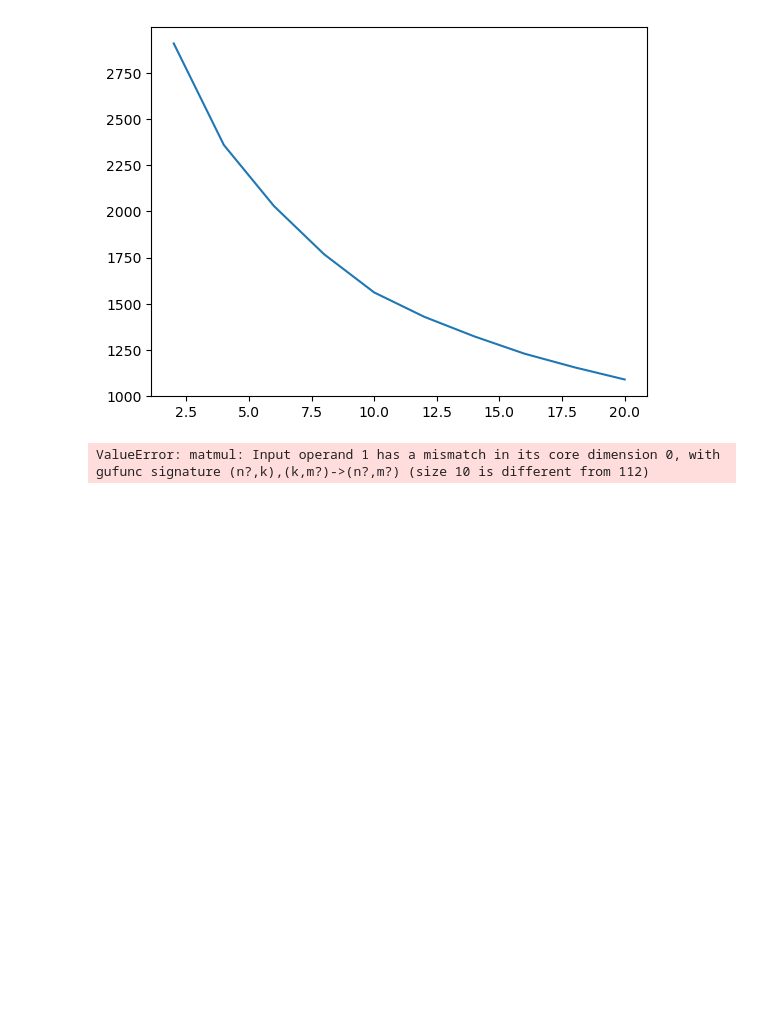
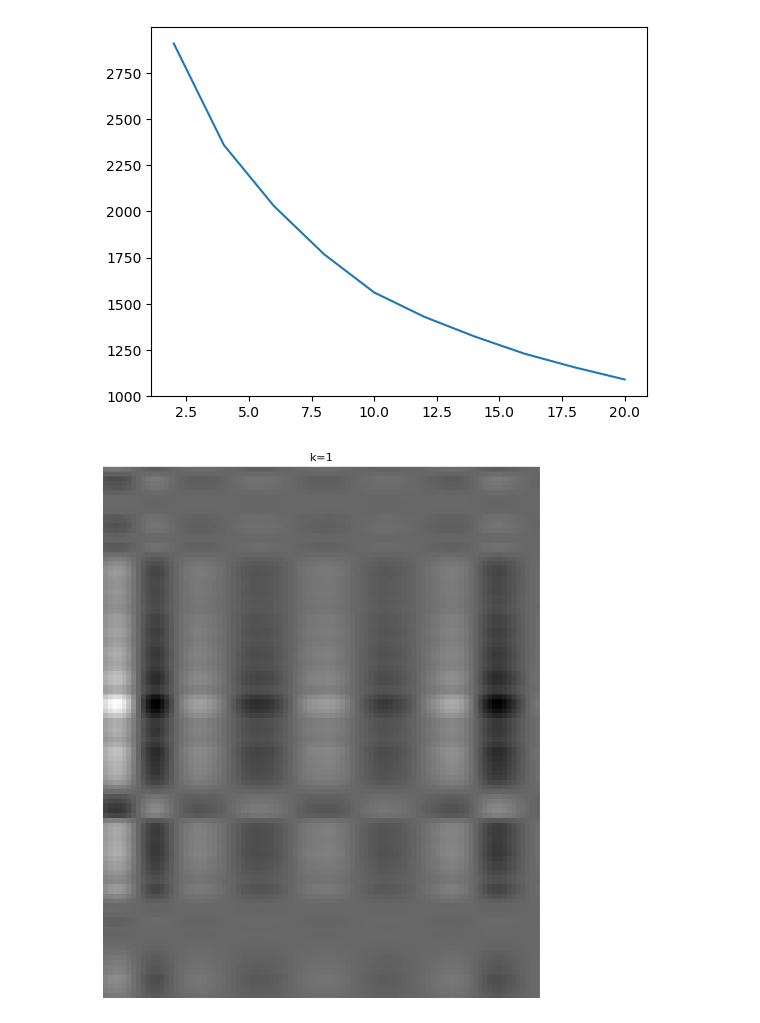
Before and after one commit to RichardF123/2D-PCA-and-GLRAM, a Jupyter notebook: 2DPCA core coding.ipynb, the cells around one changed output. Saved outputs shown, nothing was run; the diff lists cells and outputs as text; code cells hidden in the pictures; blank space fills up the shorter version.

```diff
--- a/2DPCA core coding.ipynb
+++ b/2DPCA core coding.ipynb
@@ -136,23 +136,18 @@ m1 = PCA2D(matrix1, 10)
 path = 'D:\download\GLRAM 复现材料\ORL_M\s1_1.npy'
 A = np.load(path)
 Y = np.dot(A,m1)
-# %%
-for i in (2,12,2):
-    image = Y[:,i]@m1.T
-    plt.imshow(image, cmap=plt.cm.gray, interpolation='nearest')
-    plt.show()
-# %% [output]
-ValueError: matmul: Input operand 1 has a mismatch in its core dimension 0, with gufunc signature (n?,k),(k,m?)->(n?,m?) (size 10 is different from 112)
 # %%
 import cv2
 v = [x[1] for x in m1]
 V = np.mat(v)
-res = np.dot(np.dot(matrix1[0], V.T), m1.T[[1]])
+res = np.dot(np.dot(matrix1[0], V.T), m1.T[[2]])
 res = res*255
 res = 255 - res
 row_im = cv2.imwrite("A0.png",res)
 plt.figure(figsize=(10, 10))
 plt.imshow(res, cmap='gray')  # 假设是灰度图像
-plt.title('Processed Image')
-plt.axis('off')  # 关闭坐标轴
+plt.title('k=1')
+plt.axis('off')
 plt.show()
+# %% [output]
+[figure, added]
```
Also changed, not shown: 2 other files.
